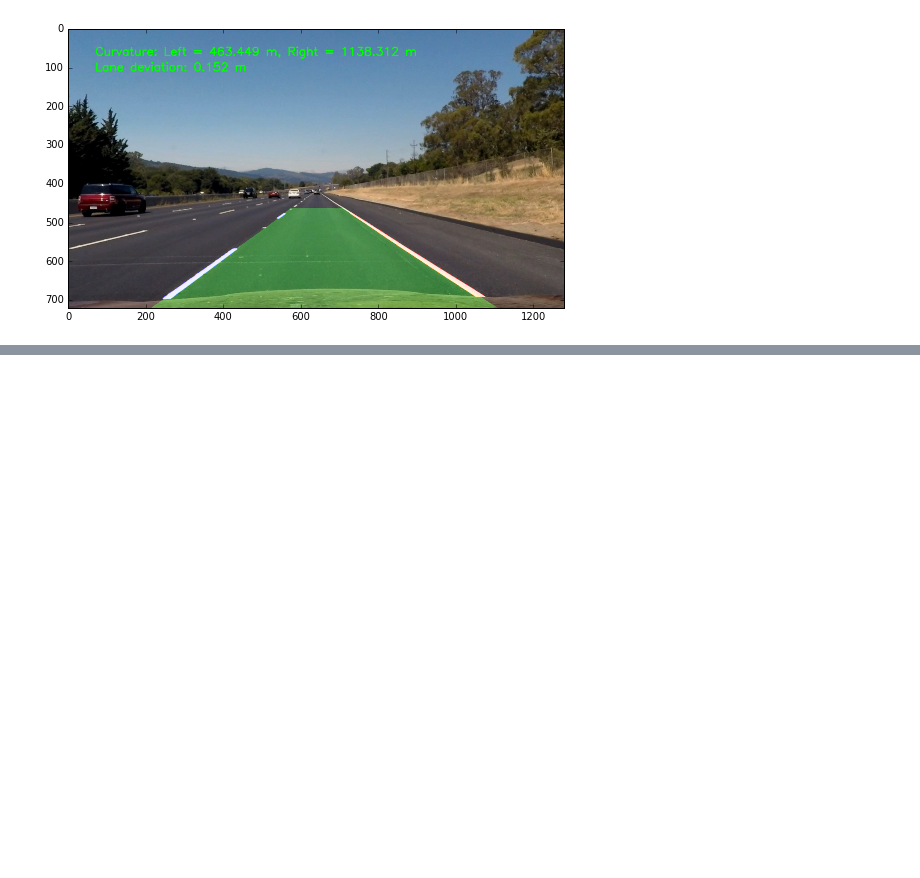
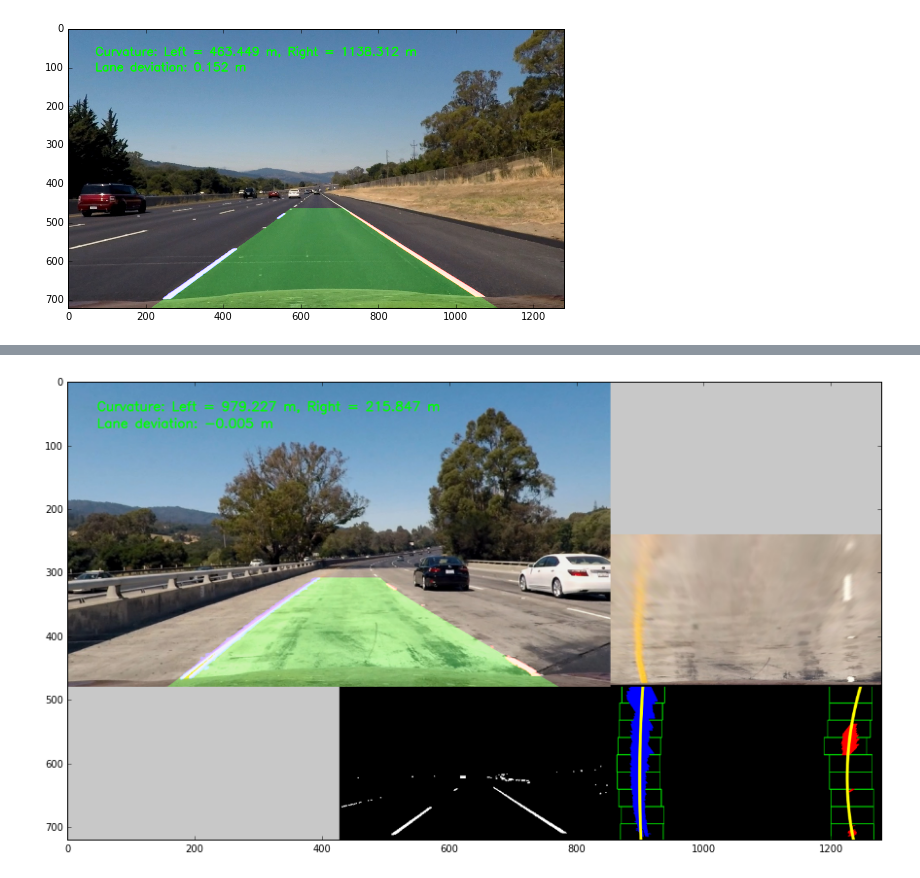
Before and after one commit to csq20081052/CarND-Advanced-Lane-Lines-P4, a Jupyter notebook: Pipeline_part2.ipynb, the cells around one changed output, grey strips where cells are left out. Cells and saved outputs as stored; diff of their text form; code cells hidden in the pictures; blank space fills up the shorter version.

```diff
--- a/Pipeline_part2.ipynb
+++ b/Pipeline_part2.ipynb
@@ -444,7 +465,7 @@ def draw_stats(unwarped, curvature, deviation, plot=False):
 
     return final_im
 # %%
-_ = draw_stats(unwarped_yellow, curvature_y, deviation_y, plot=True)
+final_yellow = draw_stats(unwarped_yellow, curvature_y, deviation_y, plot=True)
 # %% [output]
 [figure]
 # %%
@@ -467,0 +522,7 @@ pickle.dump(meters_per_pix, open("./meters_per_pix.pkl", "wb"))
+# %%
+warped_yellow = fp.perspective(laboratory_rat_yellow, M)
+panel_w = control_panel(final_yellow, thresholded_w, warped_yellow, detected_tight(detected_y))
+plt.figure(figsize=(15, 10))
+_ = plt.imshow(panel_w)
+# %% [output]
+[figure, added]
```
Also changed, not shown: parts of 13 cells of this notebook, 1 other file.
